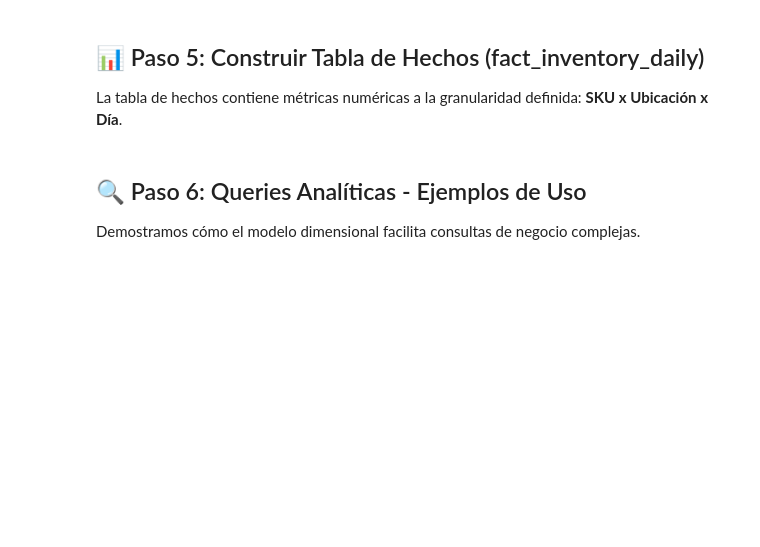
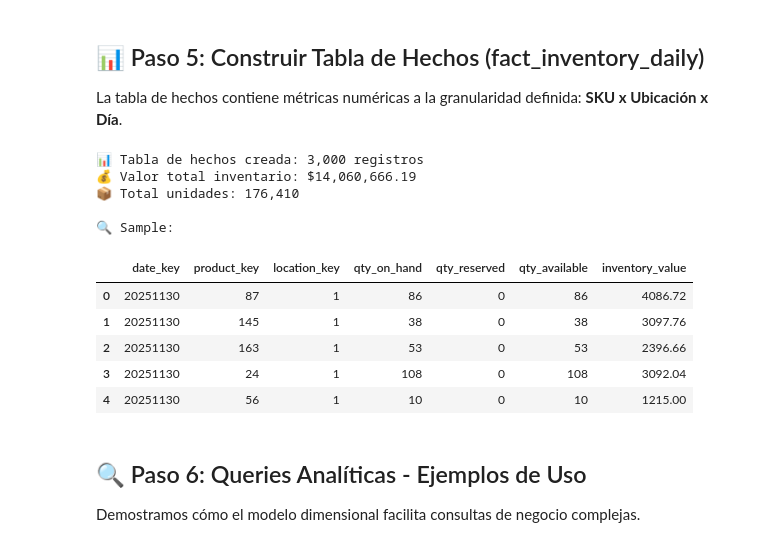
Before and after one commit to lraigosov/supply-chain-data-notebooks, a Jupyter notebook: notebooks/20_data_architecture/DA-01-modelo_dimensional.ipynb, the cells around one changed output. Drawn from its saved outputs; the diff is of its cells as text; code cells hidden in the pictures; blank space fills up the shorter version.

Commit message:
DA-01: normalización robusta de columnas (date/qty/keys) + construcción y exportación del modelo dimensional

```diff
--- a/notebooks/20_data_architecture/DA-01-modelo_dimensional.ipynb
+++ b/notebooks/20_data_architecture/DA-01-modelo_dimensional.ipynb
@@ -169,41 +271,70 @@ dim_location.head(3)
 
 La tabla de hechos contiene métricas numéricas a la granularidad definida: **SKU x Ubicación x Día**.
 # %%
-# Crear tabla de hechos
+# Crear tabla de hechos (robusta a columnas faltantes)
 fact_inventory = df_inventory.copy()
+
+# Asegurar columnas de cantidades
+if 'qty_on_hand' not in fact_inventory.columns:
+    # intentar derivar de alguna variante o default 0
+    for alt in ['on_hand', 'quantity_on_hand', 'stock_on_hand', 'qty']:
+        if alt in fact_inventory.columns:
+            fact_inventory.rename(columns={alt: 'qty_on_hand'}, inplace=True)
+            break
+    if 'qty_on_hand' not in fact_inventory.columns:
+        fact_inventory['qty_on_hand'] = 0
+if 'qty_reserved' not in fact_inventory.columns:
+    fact_inventory['qty_reserved'] = 0
+if 'qty_available' not in fact_inventory.columns:
+    fact_inventory['qty_available'] = (fact_inventory['qty_on_hand'] - fact_inventory['qty_reserved']).clip(lower=0)
 
 # Join con dimensiones para obtener surrogate keys
 fact_inventory = fact_inventory.merge(
     dim_date[['date', 'date_key']], on='date', how='left'
 )
 
 fact_inventory = fact_inventory.merge(
     dim_product[['sku', 'product_key']], on='sku', how='left'
 )
 
 fact_inventory = fact_inventory.merge(
     dim_location[['location_id', 'location_key']], on='location_id', how='left'
 )
 
-# Agregar métricas calculadas
-fact_inventory = fact_inventory.merge(
-    dim_product[['product_key', 'unit_cost']], on='product_key', how='left'
-)
+# Agregar métricas calculadas (unit_cost default 0 si falta)
+if 'unit_cost' not in dim_product.columns:
+    fact_inventory['unit_cost'] = 0.0
+else:
+    fact_inventory = fact_inventory.merge(
+        dim_product[['product_key', 'unit_cost']], on='product_key', how='left'
+    )
 
 fact_inventory['inventory_value'] = fact_inventory['qty_on_hand'] * fact_inventory['unit_cost']
 
-# Seleccionar columnas finales de la tabla de hechos
-fact_inventory_final = fact_inventory[[
-    'date_key', 'product_key', 'location_key',
-    'qty_on_hand', 'qty_reserved', 'qty_available',
-    'inventory_value'
-]]
+# Seleccionar columnas finales de la tabla de hechos (filtrar por existencia)
+final_cols = ['date_key', 'product_key', 'location_key',
+              'qty_on_hand', 'qty_reserved', 'qty_available',
+              'inventory_value']
+final_cols = [c for c in final_cols if c in fact_inventory.columns]
+fact_inventory_final = fact_inventory[final_cols]
 
 print(f"📊 Tabla de hechos creada: {len(fact_inventory_final):,} registros")
 print(f"💰 Valor total inventario: ${fact_inventory_final['inventory_value'].sum():,.2f}")
 print(f"📦 Total unidades: {fact_inventory_final['qty_on_hand'].sum():,.0f}")
 print("\n🔍 Sample:")
 fact_inventory_final.head()
+# %% [output]
+📊 Tabla de hechos creada: 3,000 registros
+💰 Valor total inventario: $14,060,666.19
+📦 Total unidades: 176,410
+
+🔍 Sample:
+|  | date_key | product_key | location_key | qty_on_hand | qty_reserved | qty_available | inventory_value |
+| 0 | 20251130 | 87 | 1 | 86 | 0 | 86 | 4086.72 |
+| 1 | 20251130 | 145 | 1 | 38 | 0 | 38 | 3097.76 |
+| 2 | 20251130 | 163 | 1 | 53 | 0 | 53 | 2396.66 |
+| 3 | 20251130 | 24 | 1 | 108 | 0 | 108 | 3092.04 |
+| 4 | 20251130 | 56 | 1 | 10 | 0 | 10 | 1215.00 |
 # %% [markdown]
 ## 🔍 Paso 6: Queries Analíticas - Ejemplos de Uso
 
```
Also changed, not shown: parts of 11 cells of this notebook.
